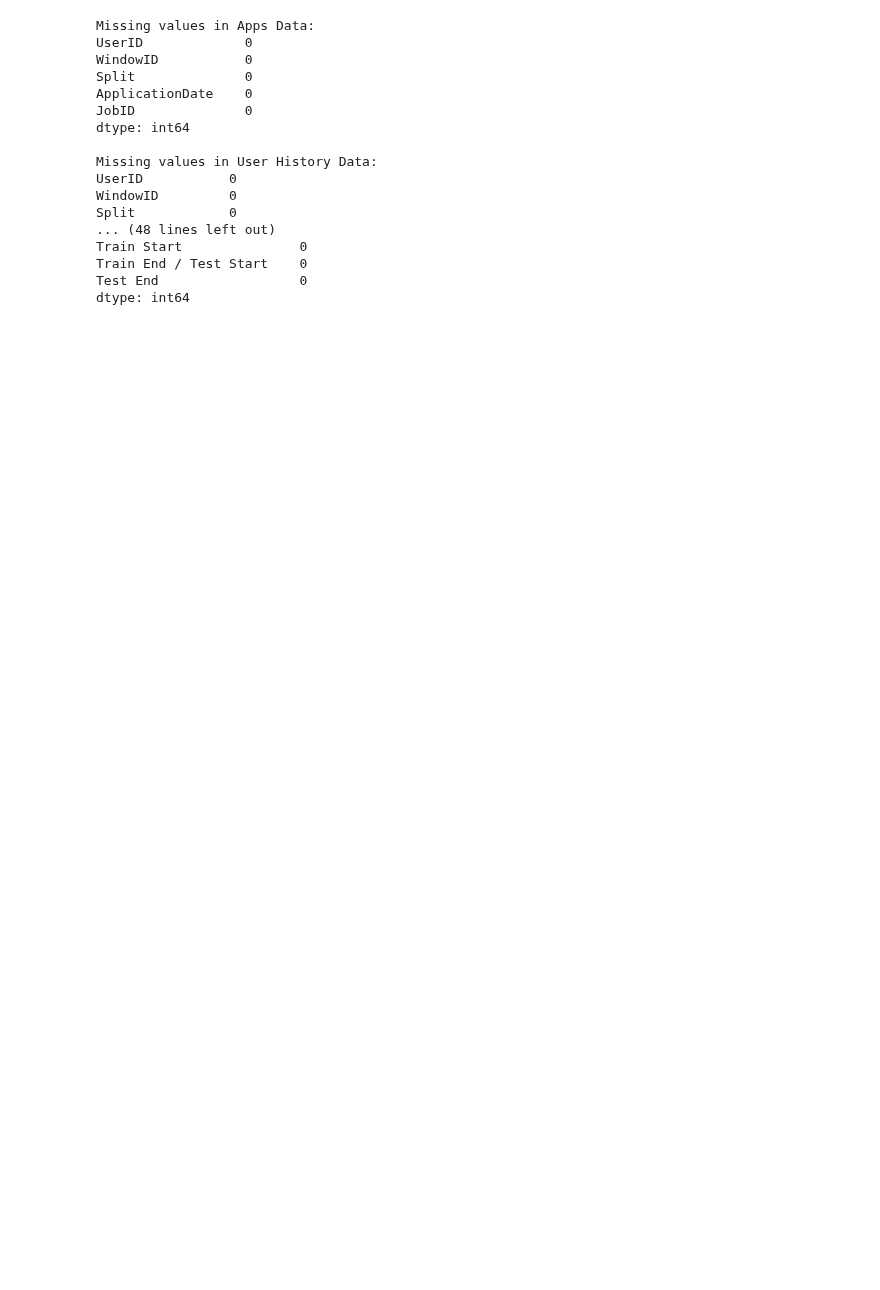
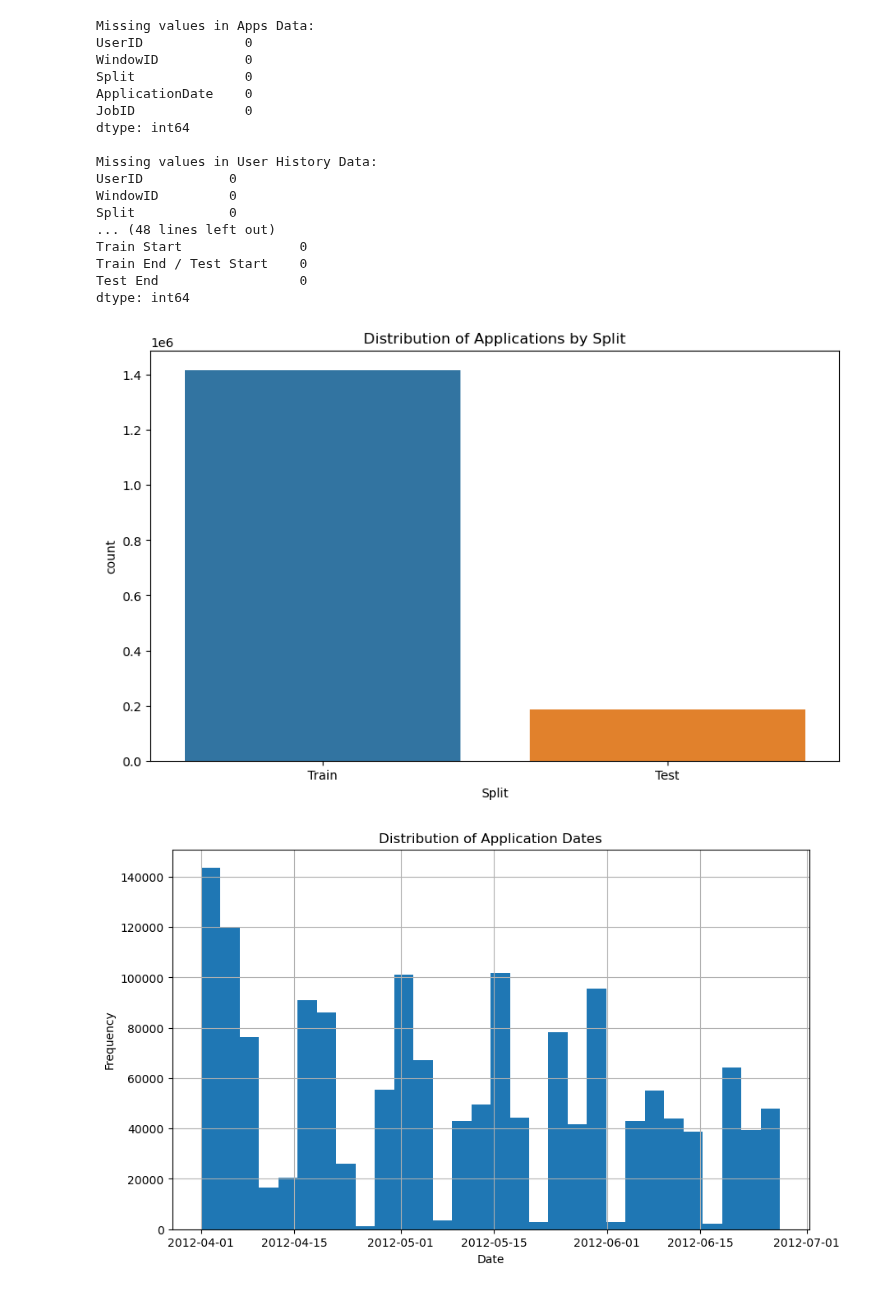
Before and after one commit to GyaneshSamanta/Data-Hackfest, a Jupyter notebook: Notebook/EDA.ipynb, the cells around one changed output. Drawn from its saved outputs; the diff is of its cells as text; code cells hidden in the pictures; blank space fills up the shorter version.

```diff
--- a/Notebook/EDA.ipynb
+++ b/Notebook/EDA.ipynb
@@ -94,3 +142,21 @@ Train Start               0
 Train End / Test Start    0
 Test End                  0
 dtype: int64
+# %%
+# Plot the distribution of applications by split
+plt.figure(figsize=(10, 6))
+sns.countplot(data=apps, x='Split')
+plt.title('Distribution of Applications by Split')
+plt.show()
+
+# Plot the application dates
+plt.figure(figsize=(10, 6))
+apps['ApplicationDate'] = pd.to_datetime(apps['ApplicationDate'])
+apps['ApplicationDate'].hist(bins=30)
+plt.title('Distribution of Application Dates')
+plt.xlabel('Date')
+plt.ylabel('Frequency')
+plt.show()
+# %% [output]
+[figure, added]
+[figure, added]
```
Also changed, not shown: parts of 7 cells of this notebook.
